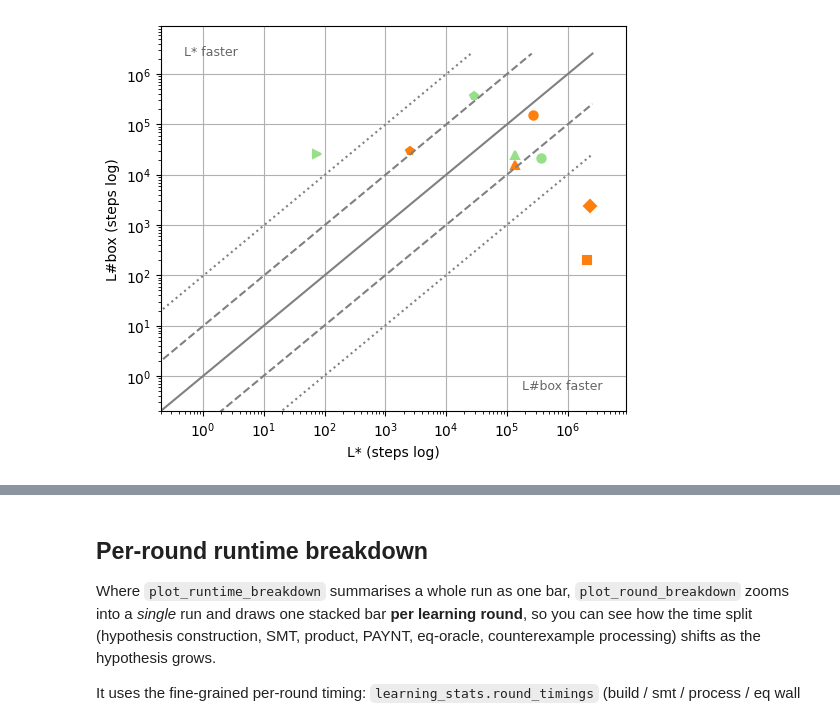
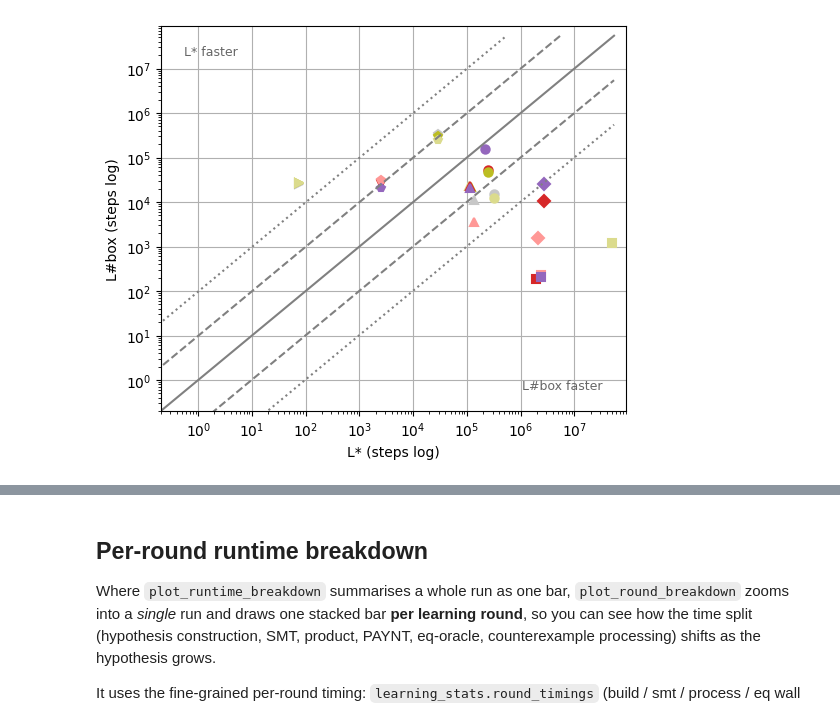
Before and after one commit to lukovdm/monitor-conformence, a Jupyter notebook: notebooks/Analysis.ipynb, the cells around one changed output, grey strips where cells are left out. Drawn from its saved outputs; the diff is of its cells as text; code cells hidden in the pictures.

```diff
--- a/notebooks/Analysis.ipynb
+++ b/notebooks/Analysis.ipynb
@@ -9,7 +9,7 @@ sys.path.append("../")
 from tover.analysis.load_data import load_experiment_data, add_symbol_color, clean_data
 from tover.analysis.plots import compare_runtimes
 
-PATH = "/home/luko/ToVer/monitor-conformence/out/exp-2026-06-08_16-41-25-compare_lsharp_lstar"
+PATH = "/home/luko/ToVer/monitor-conformence/out/exp-2026-06-09_16-32-21-compare_lsharp_lstar"
 
 data = load_experiment_data(PATH)
 clean_data(data)
@@ -99,35 +99,35 @@ for d1, d2 in pairs:
     if lr1 is None or lr2 is None:
         continue
     xs.append(lr1)
     ys.append(lr2)
     syms.append(d1["symbol"])
     cols.append(d1["color"])
 
 min_value = 1
 for x, y, sym, col in zip(xs, ys, syms, cols):
     plt.plot(
         max(x, min_value),
         max(y, min_value),
         sym,
         color=col,
         markersize=6,
         markeredgewidth=1.5,
     )
 
 setup_loglog_comparison(
     plt.gca(),
-    max_lim=max(max(xs), max(ys)) * 1.1,
+    max_lim=max(max(xs+[1]), max(ys+[1])) * 1.1,
     label1="L*",
     label2="L#box",
     min_value=min_value,
     xlabel="L* (steps log)",
     ylabel="L#box (steps log)",
 )
 
 plt.gcf().set_size_inches(6, 5)
 plt.show()
 # %% [output]
-[figure, old version]
+[figure, new version]
 # %%
 import pandas as pd
 from tover.analysis.breakdown import speedup_table
```
Also changed, not shown: parts of 11 cells of this notebook, 17 other files.
